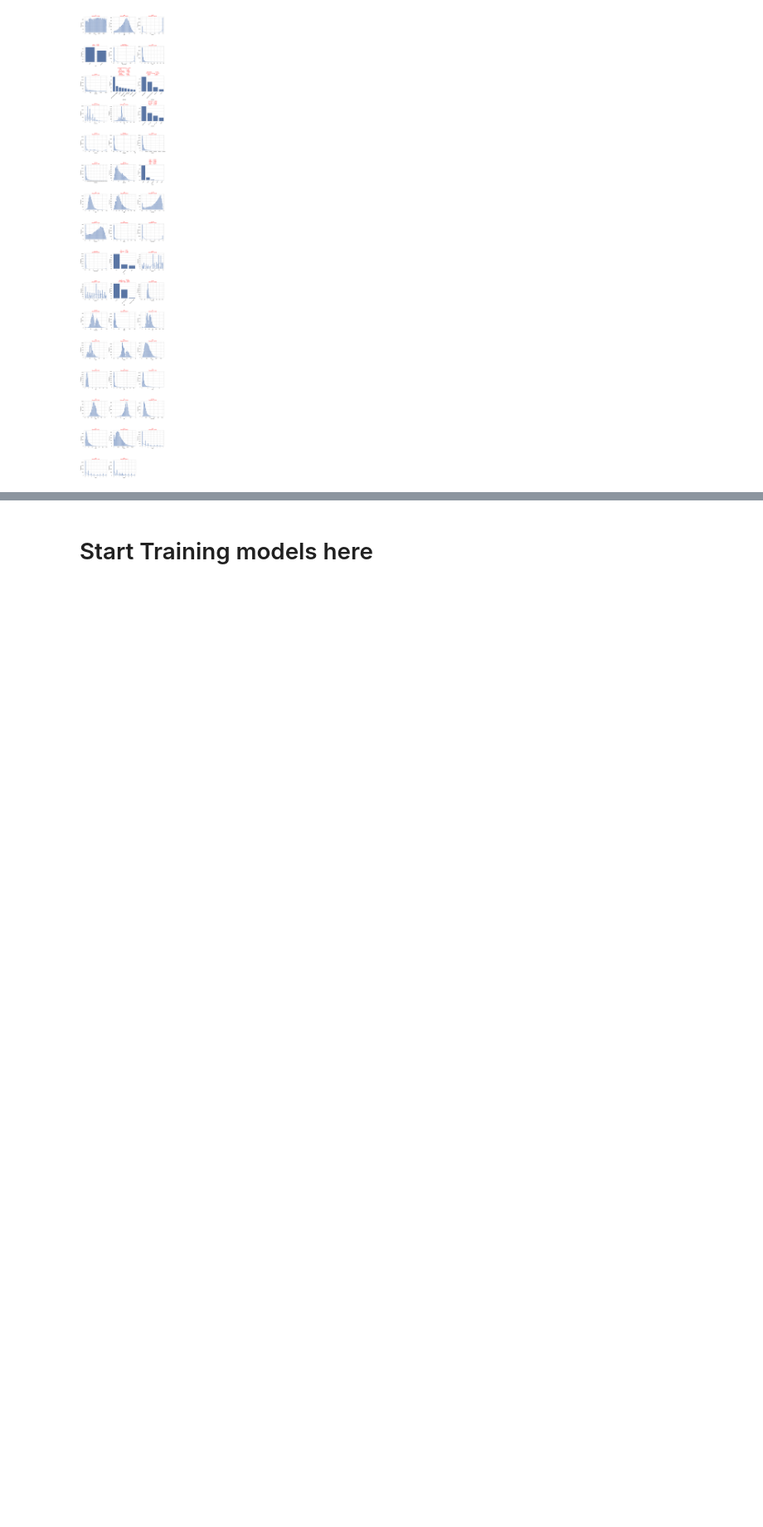
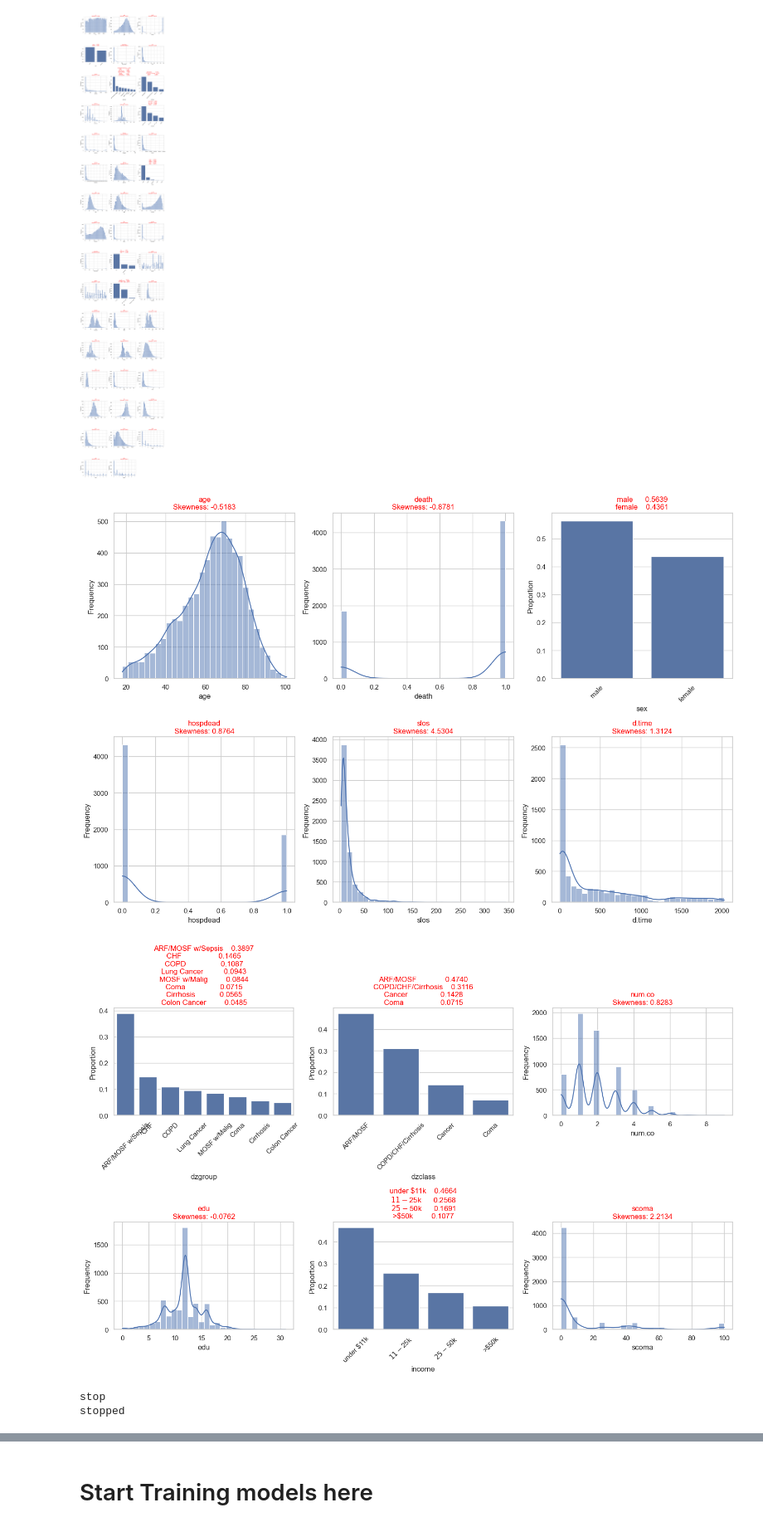
Before and after one commit to Gufeng-2002/5420_Final_Project, a Jupyter notebook: src/ModelFitting.ipynb, the cells around one changed output, grey strips where cells are left out. Shown at 83% size. Cells and saved outputs as stored; diff of their text form; code cells hidden in the pictures; blank space fills up the shorter version.

```diff
--- a/src/ModelFitting.ipynb
+++ b/src/ModelFitting.ipynb
@@ -141,7 +141,7 @@ imputer_encoder_transform(imputer_encoder_transformers[10], data) # works well
 6164 rows × 74 columns
 # %%
 # visualzie the feature distributions
-def visualize_feature_distributions(data):
+def visualize_feature_distributions(data, save = False, saving_path = 'feature_distributions'):
     # Set the style of seaborn
     sns.set_theme(style="whitegrid")
 
@@ -174,12 +174,27 @@ def visualize_feature_distributions(data):
         fig.delaxes(axes[j])
 
     plt.tight_layout()
+    if save:
+        plt.savefig(f'../results/images/{saving_path}.png', dpi=300)
     plt.show()
 
 # Visualize the distributions of the features in data
-visualize_feature_distributions(data)
+visualize_feature_distributions(data, save = True, saving_path = 'orginal_feature_distributions.png')
+# visualize_feature_distributions(data)
 # %% [output]
 [figure]
+# %%
+# Visualize the distributions of the first 6 features in data
+visualize_feature_distributions(data.iloc[:, 1:8], save = True, saving_path = 'orginal_6th_feature_distributions.png')
+visualize_feature_distributions(data.iloc[:, 7:14], save = True, saving_path = 'orginal_6_12th_feature_distributions.png')
+# visualize_feature_distributions(data)
+print("stop")
+print("stopped")
+# %% [output]
+[figure, added]
+[figure, added]
+stop
+stopped
 # %% [markdown]
 ## What to do on top the original data after observing their feature distributions?
 
```
Also changed, not shown: parts of 6 cells of this notebook, 52 other files.
